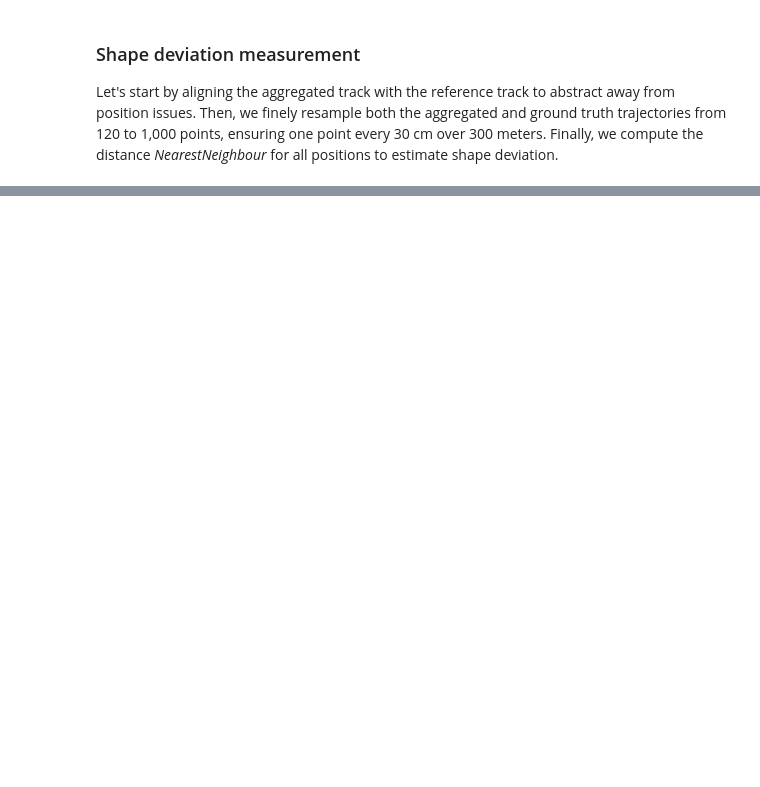
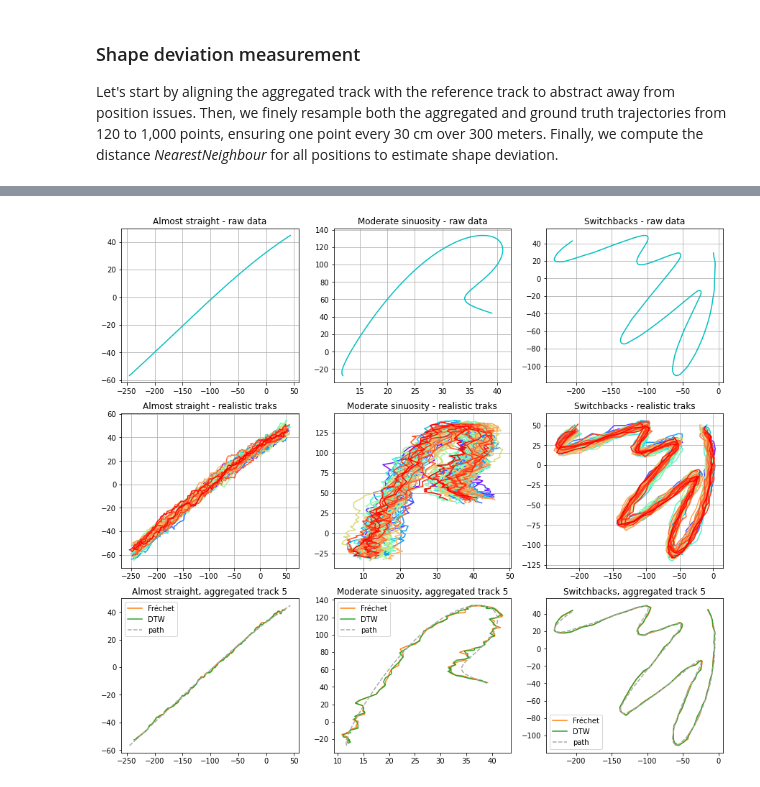
Before and after one commit to umrlastig/tracklib, a Jupyter notebook: doc/source/usecase/AggregatedTrajectory.ipynb, the cells around one changed output, grey strips where cells are left out. Cells and saved outputs as stored; diff of their text form; code cells hidden in the pictures; blank space fills up the shorter version.

```diff
--- a/doc/source/usecase/AggregatedTrajectory.ipynb
+++ b/doc/source/usecase/AggregatedTrajectory.ipynb
@@ -52,7 +52,7 @@ from matplotlib.pyplot import cm
 <br/>
 <span style='padding-left:2em'>(i) *visualizeAggTraj:* display the track reference and aggregated tracks</span><br/>
 # %%
-color = cm.rainbow(np.linspace(0, 1, 25))
+color = cm.rainbow(np.linspace(0, 1, 50))
 
 def visualizeAggTraj(i, N=3, track=None, tracks=None, title=None):
     '''
@@ -422,0 +424,85 @@ plt.show()
+# %%
+plt.figure(figsize=(15, 15))
+plt.subplots_adjust(top=0.8, wspace=0.2, hspace=0.2)
+
+ax = plt.subplot2grid((3,3), (0,0))
+ax.plot(sentier1.getX(), sentier1.getY(), 'c-')
+ax.set_title('Almost straight - raw data')
+ax.set_xlabel('');
+ax.set_ylabel('')
+ax.grid()
+
+ax = plt.subplot2grid((3,3), (0,1))
+ax.plot(sentier2.getX(), sentier2.getY(), 'c-')
+ax.set_title('Moderate sinuosity - raw data')
+ax.set_xlabel('')
+ax.set_ylabel('')
+ax.grid()
+
+ax = plt.subplot2grid((3,3), (0,2))
+ax.plot(sentier3.getX(), sentier3.getY(), 'c-')
+ax.set_title('Switchbacks - raw data')
+ax.set_xlabel('')
+ax.set_ylabel('')
+ax.grid()
+
+ax = plt.subplot2grid((3,3), (1,0))
+ax.plot(sentier1.getX(), sentier1.getY(), 'c-')
+for (i, t) in enumerate(tracks1):
+    ax.plot(t.getX(), t.getY(), c=color[i])
+ax.set_title('Almost straight - realistic traks')
+ax.set_xlabel('')
+ax.set_ylabel('')
+ax.grid()
+
+ax = plt.subplot2grid((3,3), (1,1))
+ax.plot(sentier2.getX(), sentier2.getY(), 'c-')
+for (i, t) in enumerate(tracks2):
+    ax.plot(t.getX(), t.getY(), c=color[i])
+ax.set_title('Moderate sinuosity - realistic traks')
+ax.set_xlabel('')
+ax.set_ylabel('')
+ax.grid()
+
+ax = plt.subplot2grid((3,3), (1,2))
+ax.plot(sentier3.getX(), sentier3.getY(), 'c-')
+for (i, t) in enumerate(tracks3):
+    ax.plot(t.getX(), t.getY(), c=color[i])
+ax.set_title('Switchbacks - realistic traks')
+ax.set_xlabel('')
+ax.set_ylabel('')
+ax.grid()
+
+ax = plt.subplot2grid((3, 3), (2,0))
+c = FRECHET['Almost straight'][4]
+ax.plot(c.getX(), c.getY(), label="Fréchet", color="tab:orange")
+c = DTW['Almost straight'][4]
+ax.plot(c.getX(), c.getY(), label="DTW", color="tab:green")
+ax.plot(sentier1.getX(), sentier1.getY(), color='darkgrey', linestyle='--', label='path')
+ax.legend()
+title = "Almost straight, aggregated track 5"
+ax.set_title(title)
+
+ax = plt.subplot2grid((3, 3), (2,1))
+c = FRECHET['Moderate sinuosity'][4]
+ax.plot(c.getX(), c.getY(), label="Fréchet", color="tab:orange")
+c = DTW['Moderate sinuosity'][4]
+ax.plot(c.getX(), c.getY(), label="DTW", color="tab:green")
+ax.plot(sentier2.getX(), sentier2.getY(), color='darkgrey', linestyle='--', label='path')
+ax.legend()
+title = "Moderate sinuosity, aggregated track 5"
+ax.set_title(title)
+
+ax = plt.subplot2grid((3, 3), (2,2))
+c = FRECHET['Switchbacks'][4]
+ax.plot(c.getX(), c.getY(), label="Fréchet", color="tab:orange")
+c = DTW['Switchbacks'][4]
+ax.plot(c.getX(), c.getY(), label="DTW", color="tab:green")
+ax.plot(sentier3.getX(), sentier3.getY(), color='darkgrey', linestyle='--', label='path')
+ax.legend()
+title = "Switchbacks, aggregated track 5"
+ax.set_title(title)
+
+plt.show()
+# %% [output]
+[figure, added]
```
Also changed, not shown: parts of 11 cells of this notebook.
